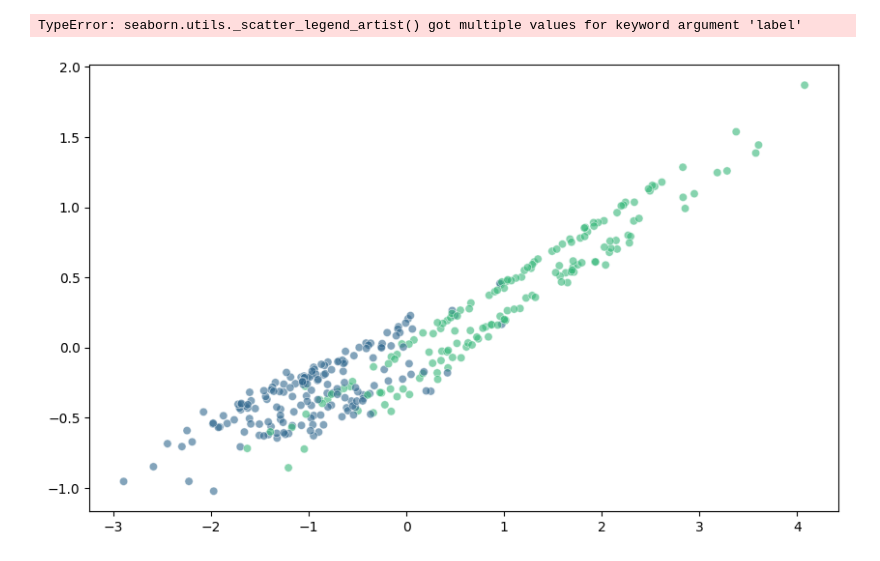
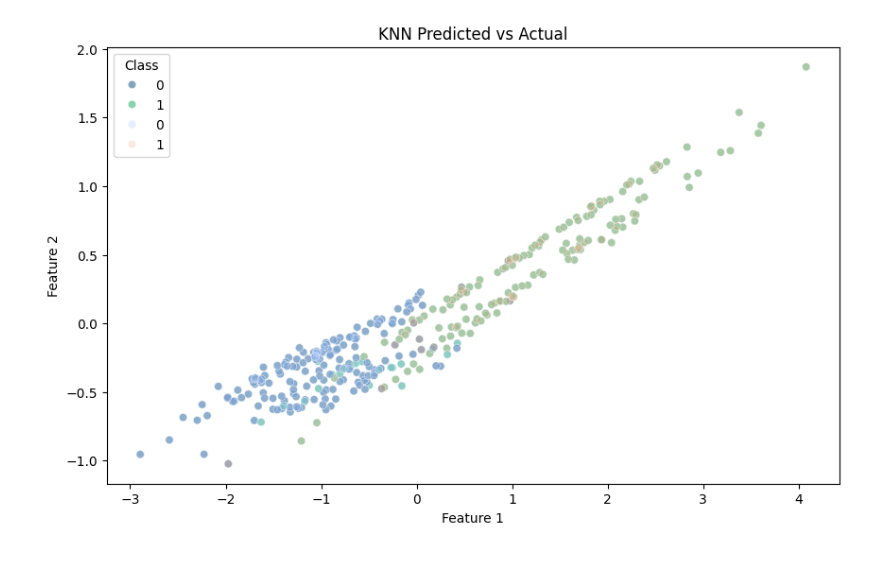
Before and after one commit to SurajKhodade15/AIBootcamp, a Jupyter notebook: 04_MachineLearning/9-K Nearest Neighbor/3.0-KNNClassifier practice.ipynb, the cells around one changed output. Cells and saved outputs as stored; diff of their text form; code cells hidden in the pictures.

```diff
--- a/04_MachineLearning/9-K Nearest Neighbor/3.0-KNNClassifier practice.ipynb
+++ b/04_MachineLearning/9-K Nearest Neighbor/3.0-KNNClassifier practice.ipynb
@@ -61,13 +61,12 @@ plt.show()
 # %%
 ## Plot predicted vs actual
 plt.figure(figsize=(10, 6))
-sns.scatterplot(x=X_test[:, 0], y=X_test[:, 1], hue=y_test, palette='viridis', alpha=0.6, label='Actual')
-sns.scatterplot(x=X_test[:, 0], y=X_test[:, 1], hue=y_pred, palette='coolwarm', alpha=0.3, label='Predicted')
+sns.scatterplot(x=X_test[:, 0], y=X_test[:, 1], hue=y_test, palette='viridis', alpha=0.6)
+sns.scatterplot(x=X_test[:, 0], y=X_test[:, 1], hue=y_pred, palette='coolwarm', alpha=0.3)
 plt.title('KNN Predicted vs Actual')
 plt.xlabel('Feature 1')
 plt.ylabel('Feature 2')
 plt.legend(title='Class')
 plt.show()
 # %% [output]
-TypeError: seaborn.utils._scatter_legend_artist() got multiple values for keyword argument 'label'
-[figure, old version]
+[figure, new version]
```
Also changed, not shown: parts of 4 cells of this notebook, 41 other files.
